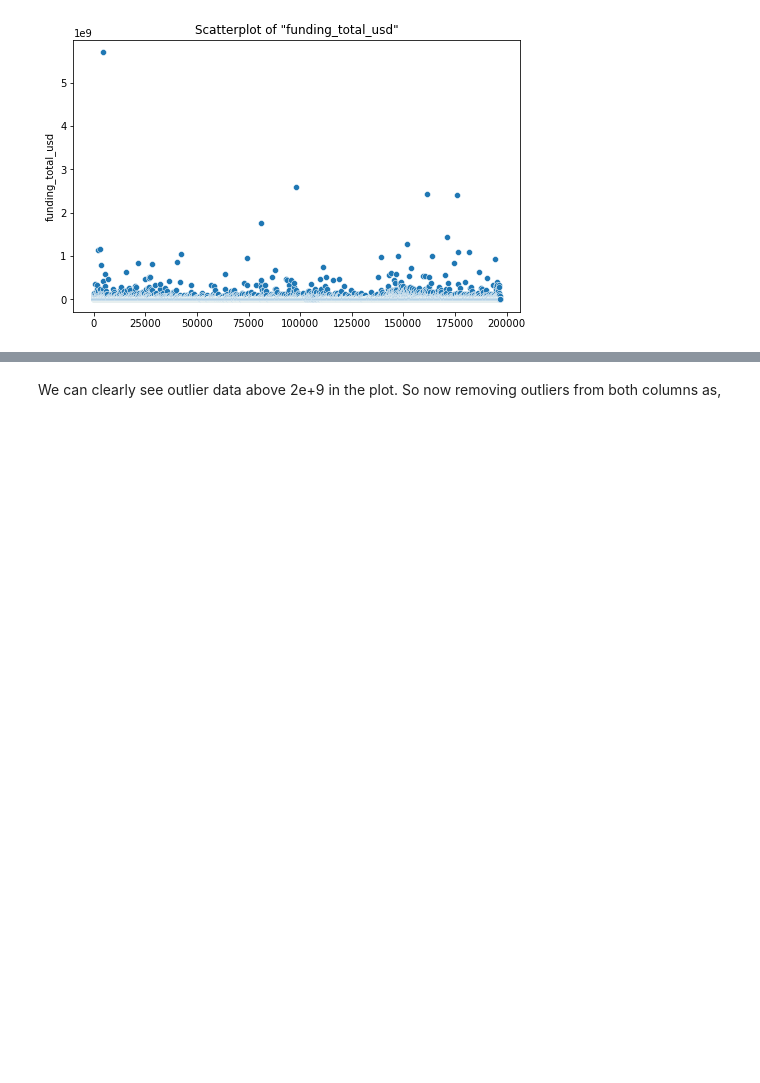
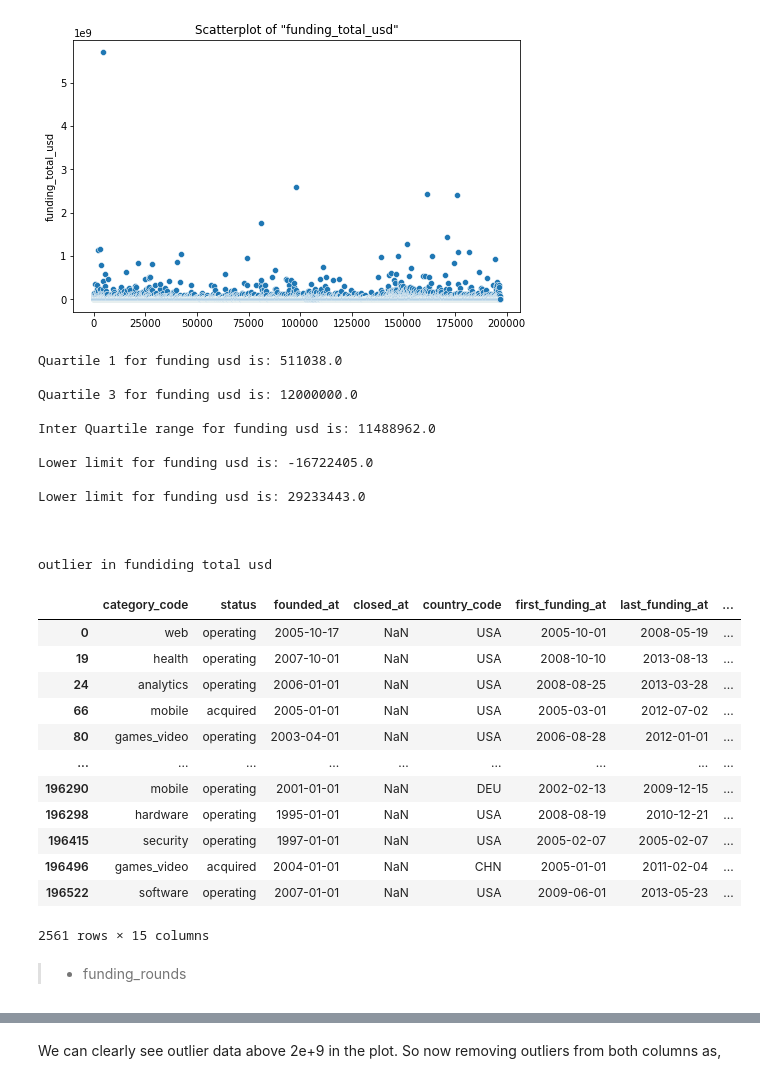
Before and after one commit to SUNILkhadka/Startup-Acquisition-Status-Predictions, a Jupyter notebook: Startup-Acquisition-Status-Prediction.ipynb, the cells around one changed output, grey strips where cells are left out. Saved outputs shown, nothing was run; the diff lists cells and outputs as text; code cells hidden in the pictures; blank space fills up the shorter version.

```diff
--- a/Startup-Acquisition-Status-Prediction.ipynb
+++ b/Startup-Acquisition-Status-Prediction.ipynb
@@ -122,4 +97,0 @@ plt.show()
-# %%
-# Removing outliers values
-outlier_funding_round = data_df[data_df['funding_rounds']>13]
-data_df.drop(outlier_funding_round.index,inplace=True)
@@ -132,3 +104,47 @@ plt.title('Scatterplot of "funding_total_usd"')
 plt.show()
 # %% [output]
 [figure]
+# %%
+#detecting & drpoing Outlier with iqr Method
+Q1_usd = data_df.funding_total_usd.quantile(0.25)
+Q3_usd =data_df.funding_total_usd.quantile(0.75)
+print(f'Quartile 1 for funding usd is: {Q1_usd}\n\nQuartile 3 for funding usd is: {Q3_usd}\n')
+IQR_usd = Q3_usd - Q1_usd
+print(f'Inter Quartile range for funding usd is: {IQR_usd}\n')
+
+
+lower_limit_usd = Q1_usd - 1.5*IQR_usd
+upper_limit_usd = Q3_usd + 1.5*IQR_usd
+print(f'Lower limit for funding usd is: {lower_limit_usd}\n\nLower limit for funding usd is: {upper_limit_usd}\n')
+
+
+outlier_usd=data_df[(data_df.funding_total_usd<lower_limit_usd) | (data_df.funding_total_usd>upper_limit_usd)]
+print("\n\noutlier in fundiding total usd")
+outlier_usd
+# %% [output]
+Quartile 1 for funding usd is: 511038.0
+
+Quartile 3 for funding usd is: 12000000.0
+
+Inter Quartile range for funding usd is: 11488962.0
+
+Lower limit for funding usd is: -16722405.0
+
+Lower limit for funding usd is: 29233443.0
+
+
+
+outlier in fundiding total usd
+|  | category_code | status | founded_at | closed_at | country_code | first_funding_at | last_funding_at | ... |
+| 0 | web | operating | 2005-10-17 | NaN | USA | 2005-10-01 | 2008-05-19 | ... |
+| 19 | health | operating | 2007-10-01 | NaN | USA | 2008-10-10 | 2013-08-13 | ... |
+| 24 | analytics | operating | 2006-01-01 | NaN | USA | 2008-08-25 | 2013-03-28 | ... |
+| 66 | mobile | acquired | 2005-01-01 | NaN | USA | 2005-03-01 | 2012-07-02 | ... |
+| 80 | games_video | operating | 2003-04-01 | NaN | USA | 2006-08-28 | 2012-01-01 | ... |
+| ... | ... | ... | ... | ... | ... | ... | ... | ... |
+| 196290 | mobile | operating | 2001-01-01 | NaN | DEU | 2002-02-13 | 2009-12-15 | ... |
+| 196298 | hardware | operating | 1995-01-01 | NaN | USA | 2008-08-19 | 2010-12-21 | ... |
+| 196415 | security | operating | 1997-01-01 | NaN | USA | 2005-02-07 | 2005-02-07 | ... |
+| 196496 | games_video | acquired | 2004-01-01 | NaN | CHN | 2005-01-01 | 2011-02-04 | ... |
+| 196522 | software | operating | 2007-01-01 | NaN | USA | 2009-06-01 | 2013-05-23 | ... |
+2561 rows × 15 columns
@@ -134,0 +154,2 @@ plt.show()
+# %% [markdown]
+> - funding_rounds
```
Also changed, not shown: parts of 24 cells of this notebook.
